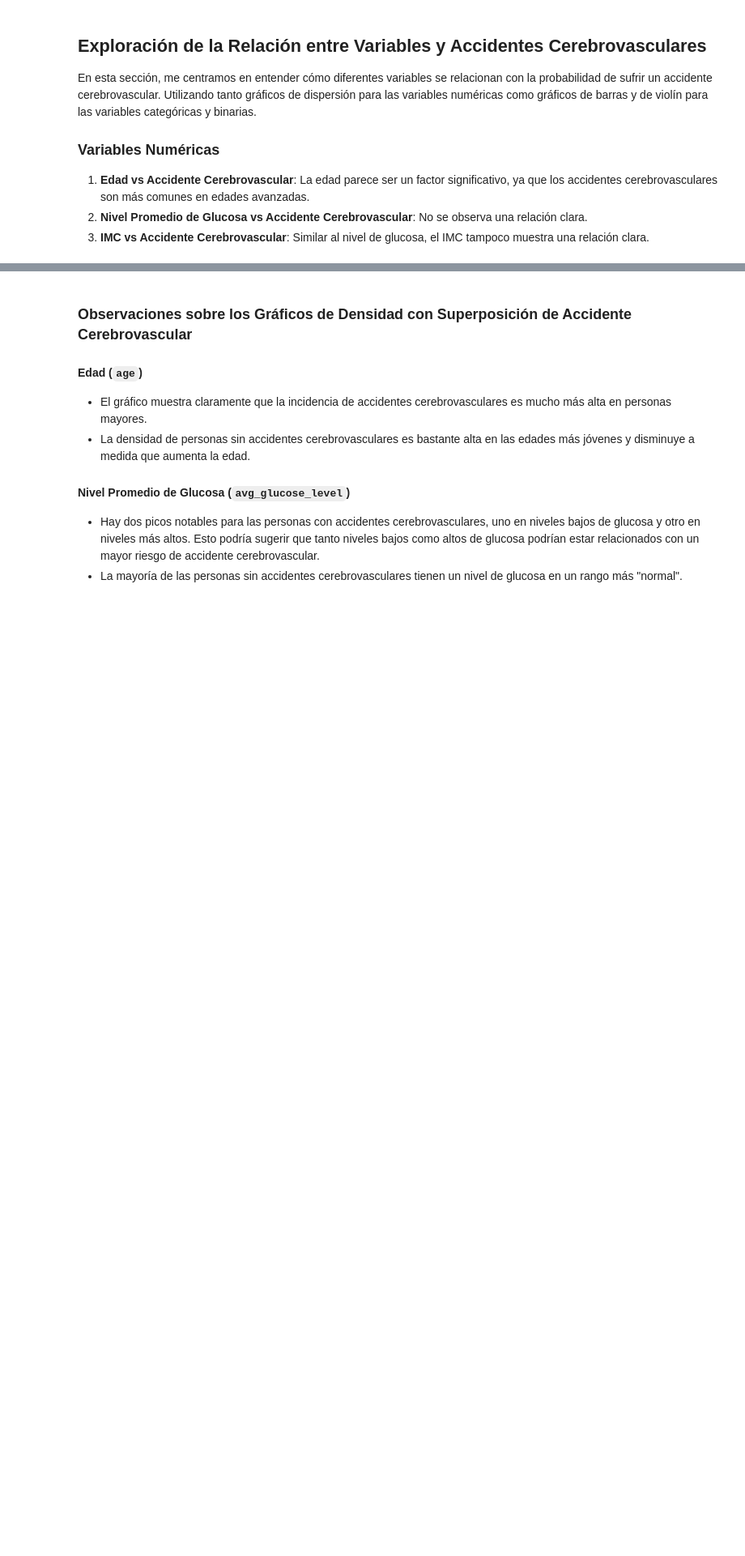
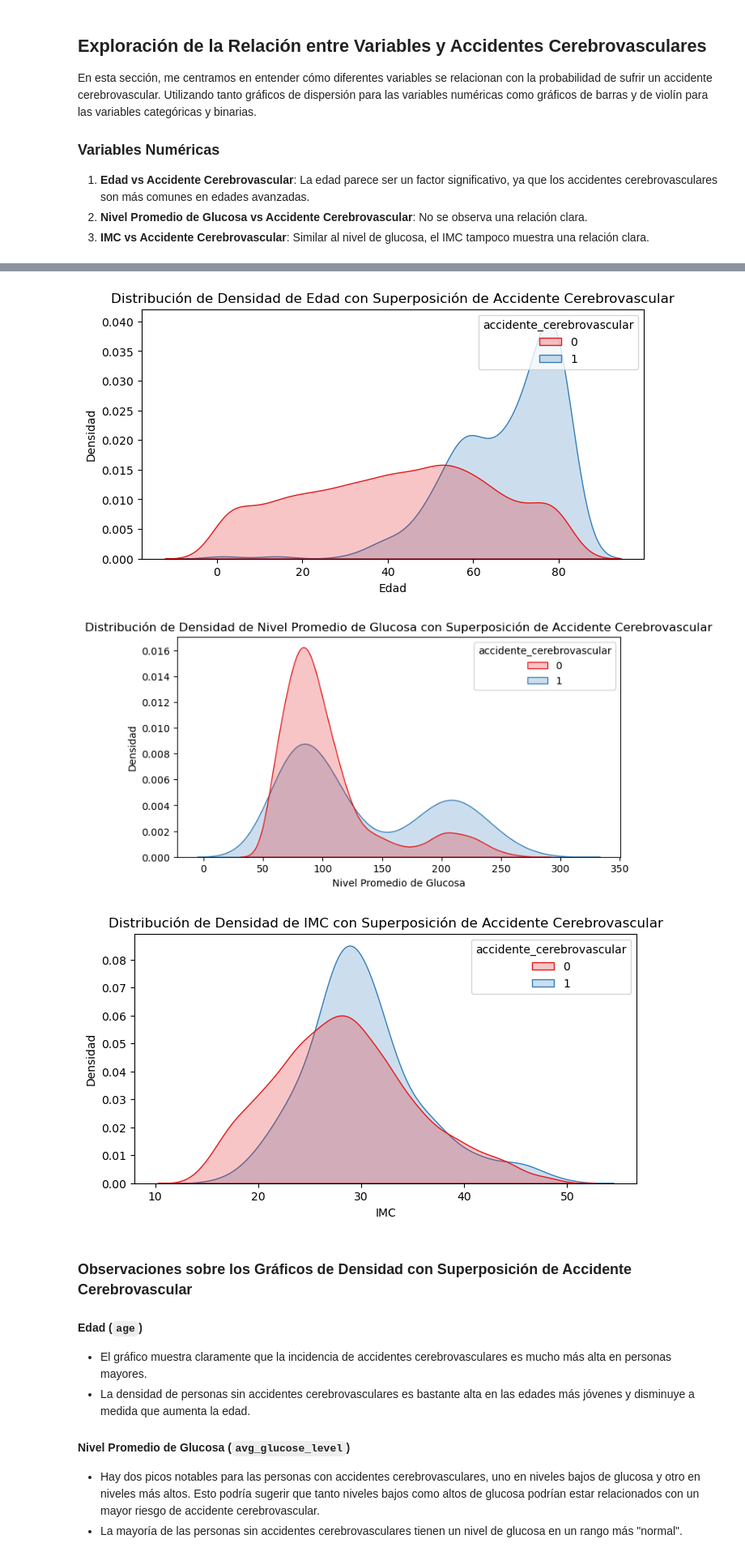
Before and after one commit to dicarlomagnus/dataScienceStrokePrediction, a Jupyter notebook: Stroke bootcamp project.ipynb, the cells around one changed output, grey strips where cells are left out. Shown at 81% size. Saved outputs shown, nothing was run; the diff lists cells and outputs as text; code cells hidden in the pictures; blank space fills up the shorter version.

```diff
--- a/Stroke bootcamp project.ipynb
+++ b/Stroke bootcamp project.ipynb
@@ -412,9 +400,6 @@ En esta sección, me centramos en entender cómo diferentes variables se relacio
 3. **IMC vs Accidente Cerebrovascular**: Similar al nivel de glucosa, el IMC tampoco muestra una relación clara.
 # %%
 
-
-# Inicializar una lista vacía para almacenar los gráficos
-density_charts = []
 
 # Crear un diccionario para mapear nombres de columnas a sus descripciones en español
 column_to_description = {item['column']: item['description'] for item in numerical_columns}
@@ -425,22 +410,10 @@ column_to_description.pop('enfermedad_cardíaca', None)
 
 # Recorrer las variables numéricas para crear gráficos de densidad
 for var in column_to_description.keys():
-    chart = alt.Chart(stroke_data_translated).transform_density(
-        density=var,
-        as_=[var, 'density'],
-        groupby=['accidente_cerebrovascular']
-    ).mark_area(opacity=0.5).encode(
-        alt.X(f"{var}:Q", title=column_to_description[var]),
-        alt.Y('density:Q', title="Densidad"),
-        alt.Color('accidente_cerebrovascular:N', legend=alt.Legend(title="Accidente Cerebrovascular"))
-    ).properties(
-        title=f"Distribución de Densidad de {column_to_description[var]} con Superposición de Accidente Cerebrovascular",
-        width=400,
-        height=200
-    )
-    density_charts.append(chart)
-
-# Concatenar todos los gráficos de densidad verticalmente
-final_chart = alt.vconcat(*density_charts)
-final_chart
+    plt.figure(figsize=(8, 4))
+    plt.title(f"Distribución de Densidad de {column_to_description[var]} con Superposición de Accidente Cerebrovascular")
+    sns.kdeplot(data=stroke_data_translated, x=var, hue="accidente_cerebrovascular", common_norm=False, palette="Set1", fill=True)
+    plt.xlabel(column_to_description[var])
+    plt.ylabel("Densidad")
+    plt.show()
 # %% [output]
@@ -448,3 +420,6 @@ final_chart
+[figure, added]
+[figure, added]
+[figure, added]
 # %% [markdown]
 ### Observaciones sobre los Gráficos de Densidad con Superposición de Accidente Cerebrovascular
 
```
Also changed, not shown: parts of 10 cells of this notebook.
